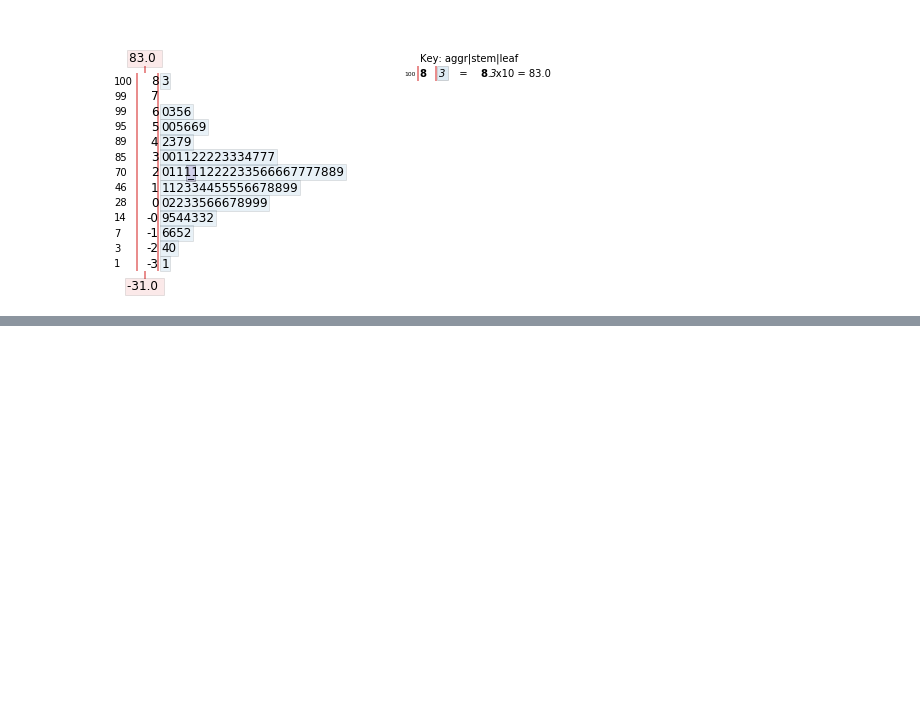
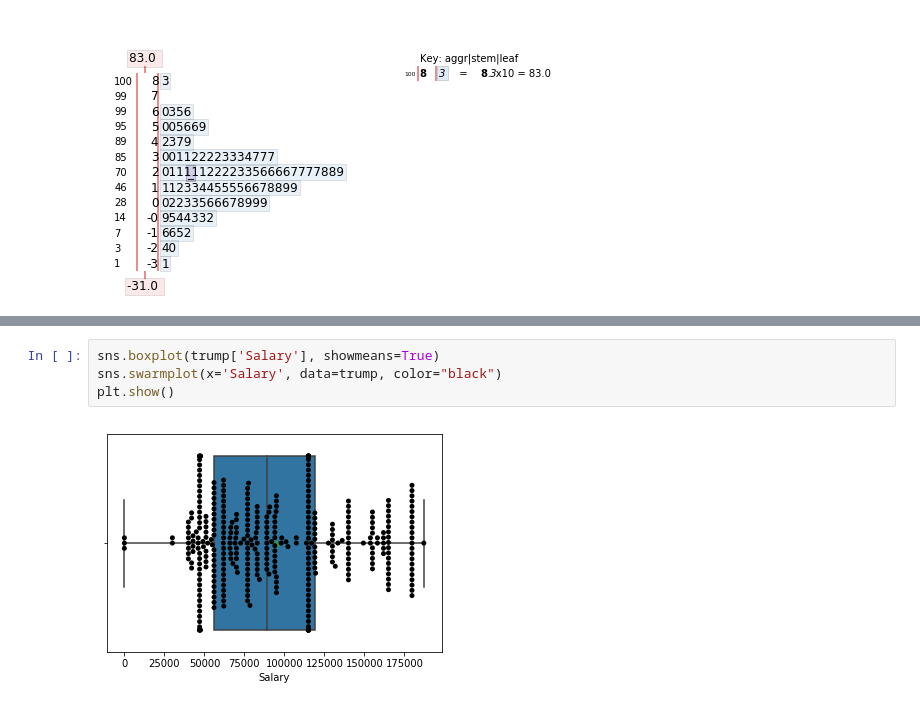
Before and after one commit to dermotkel/fundamentals-project, a Jupyter notebook: Fundamentals - Project.ipynb, the cells around one changed output, grey strips where cells are left out. Saved outputs shown, nothing was run; the diff lists cells and outputs as text; blank space fills up the shorter version.

```diff
--- a/Fundamentals - Project.ipynb
+++ b/Fundamentals - Project.ipynb
@@ -308,0 +182,6 @@ SyntaxError: invalid syntax (<ipython-input-33-7726a6911195>, line 1)
+# %%
+sns.boxplot(trump['Salary'], showmeans=True)
+sns.swarmplot(x='Salary', data=trump, color="black")
+plt.show()
+# %% [output]
+[figure, added]
```
Also changed, not shown: parts of 21 cells of this notebook.
